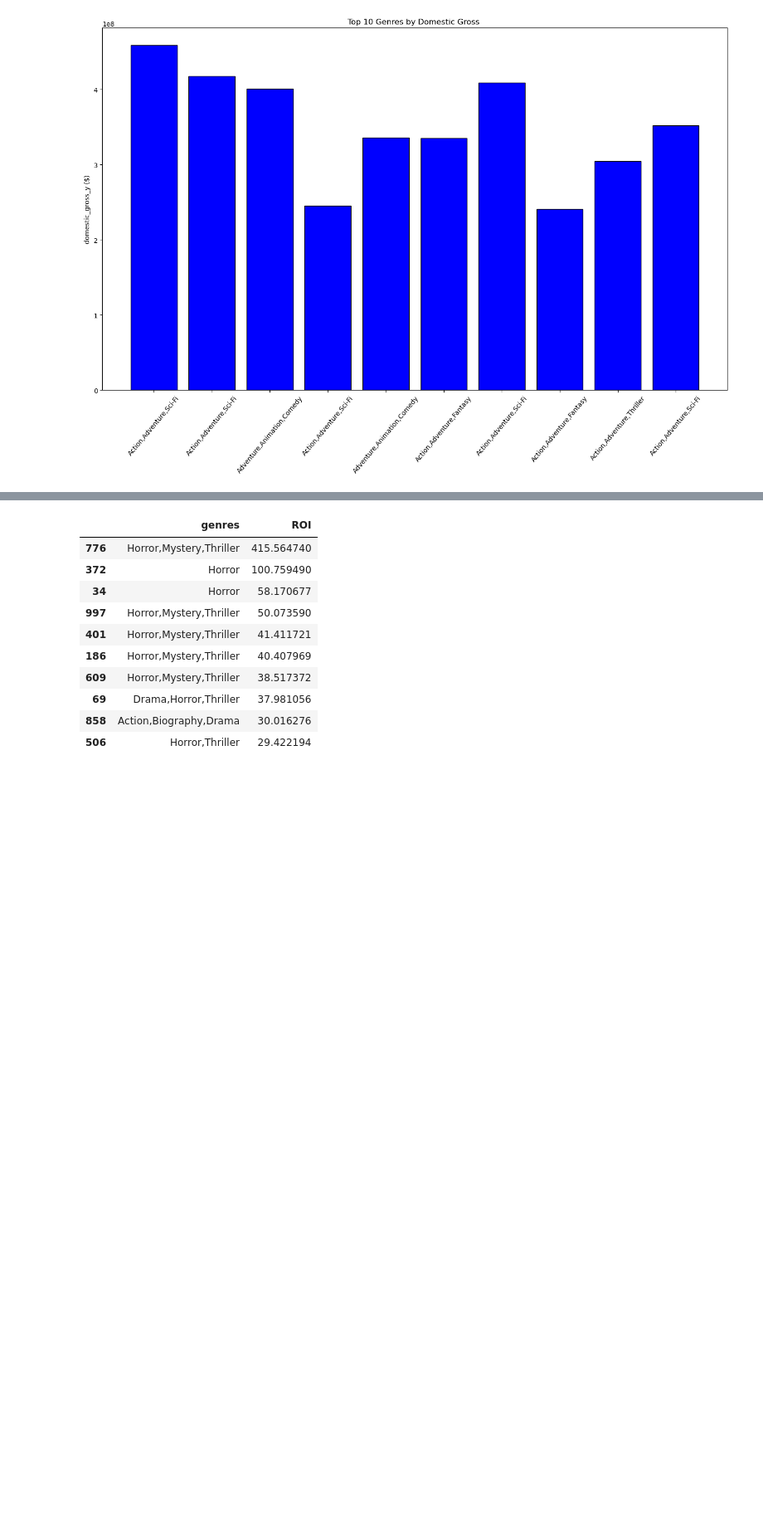
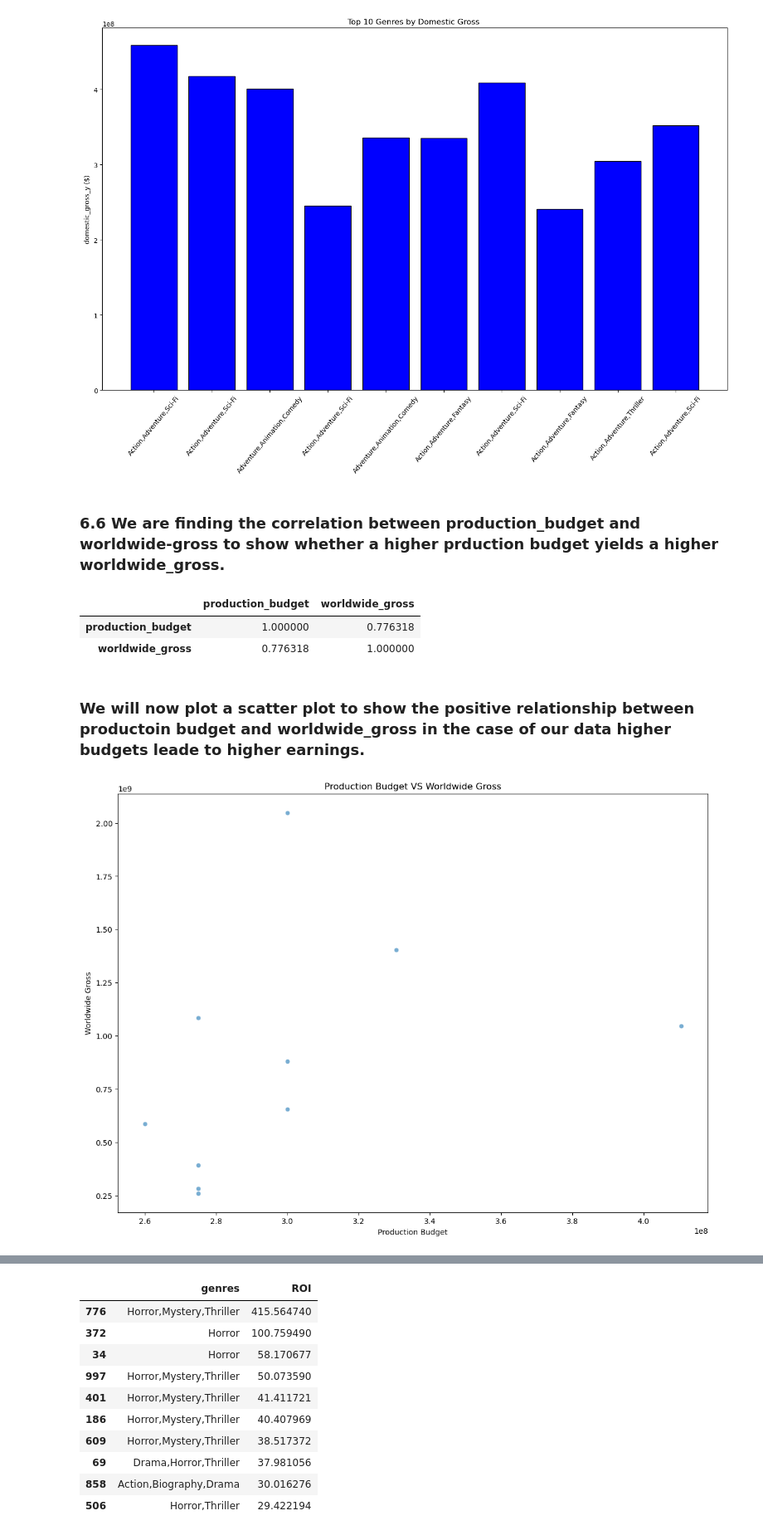
Before and after one commit to Luccy-svg/New_Movie_Studio_Project, a Jupyter notebook: student.ipynb, the cells around one changed output, grey strips where cells are left out. Shown at 83% size. Saved outputs shown, nothing was run; the diff lists cells and outputs as text; code cells hidden in the pictures; blank space fills up the shorter version.

```diff
--- a/student.ipynb
+++ b/student.ipynb
@@ -1118,4 +1118,30 @@ plt.tight_layout()
 plt.show()
 # %% [output]
 [figure]
+# %% [markdown]
+### 6.6 We are finding the correlation between production_budget and worldwide-gross to show whether a higher prduction budget yields a higher worldwide_gross.
+# %%
+final_subset = final[['production_budget','worldwide_gross']].copy()
+final_subset['production_budget'] = final_subset['production_budget'].replace(r'[\$,]', '', regex=True).astype(float)
+final_subset['worldwide_gross'] = final_subset['worldwide_gross'].replace(r'[\$,]', '', regex=True).astype(float)
+final_subset['production_budget'] = pd.to_numeric(final_subset['production_budget'],errors= 'coerce')
+final_subset['worldwide_gross'] = pd.to_numeric(final_subset['worldwide_gross'],errors= 'coerce')
+Top_corr= final_subset[['production_budget', 'worldwide_gross']].corr()
+Top_corr
+# %% [output]
+|  | production_budget | worldwide_gross |
+| production_budget | 1.000000 | 0.776318 |
+| worldwide_gross | 0.776318 | 1.000000 |
+# %% [markdown]
+### We will now plot a scatter plot to show the positive relationship between productoin budget and worldwide_gross in the case of our data higher budgets leade to higher earnings.
+# %%
+Top_corr=final_subset.sort_values(by='production_budget', ascending = False). head(10)
+plt.figure(figsize= (14,10))
+sns.scatterplot (data= Top_corr, alpha =0.6, x='production_budget', y= 'worldwide_gross')
+plt.xlabel('Production Budget')
+plt.ylabel('Worldwide Gross')
+plt.title('Production Budget VS Worldwide Gross')
+plt.show()
+# %% [output]
+[figure, added]
 # %% [markdown]
```
Also changed, not shown: parts of 5 cells of this notebook.
